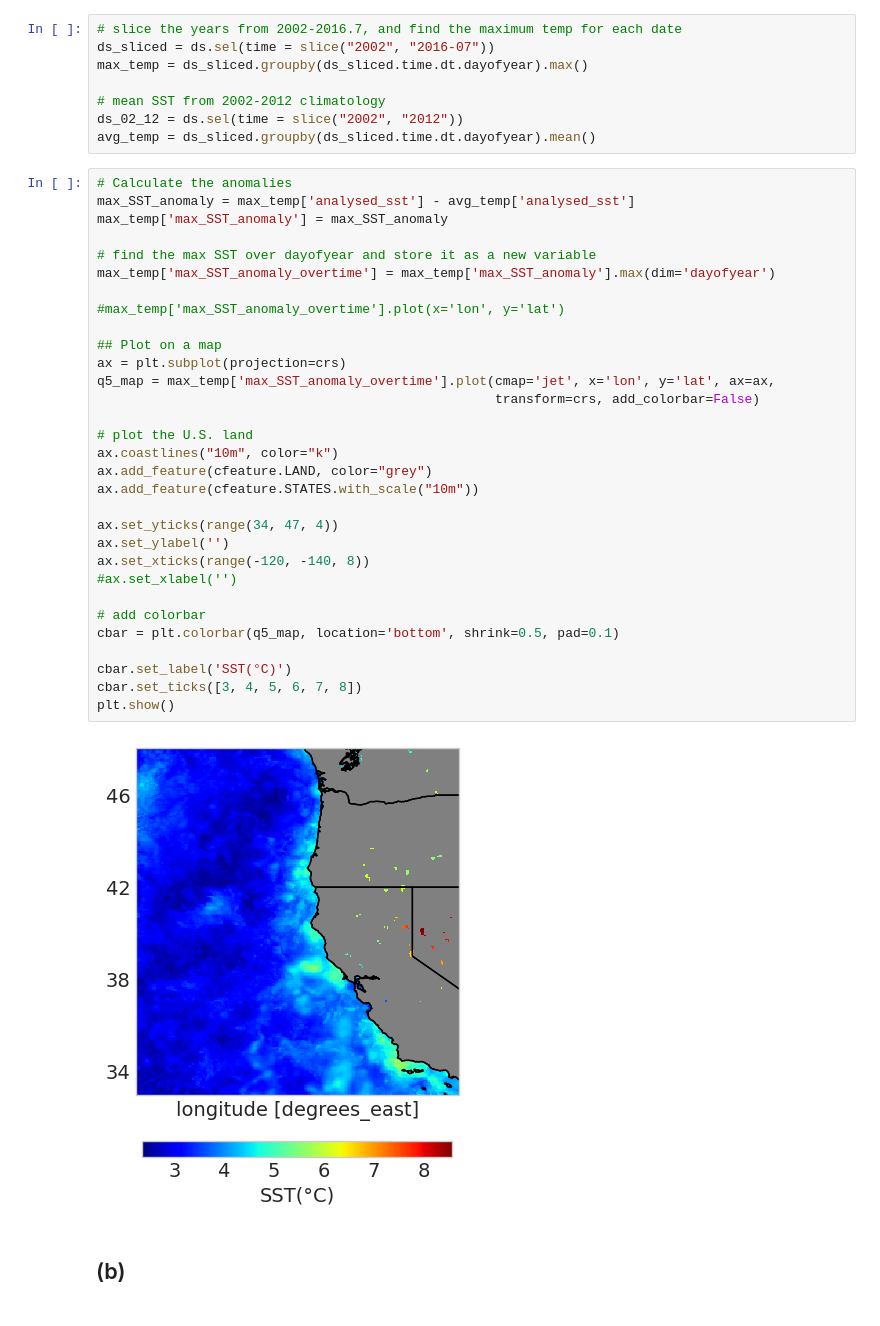
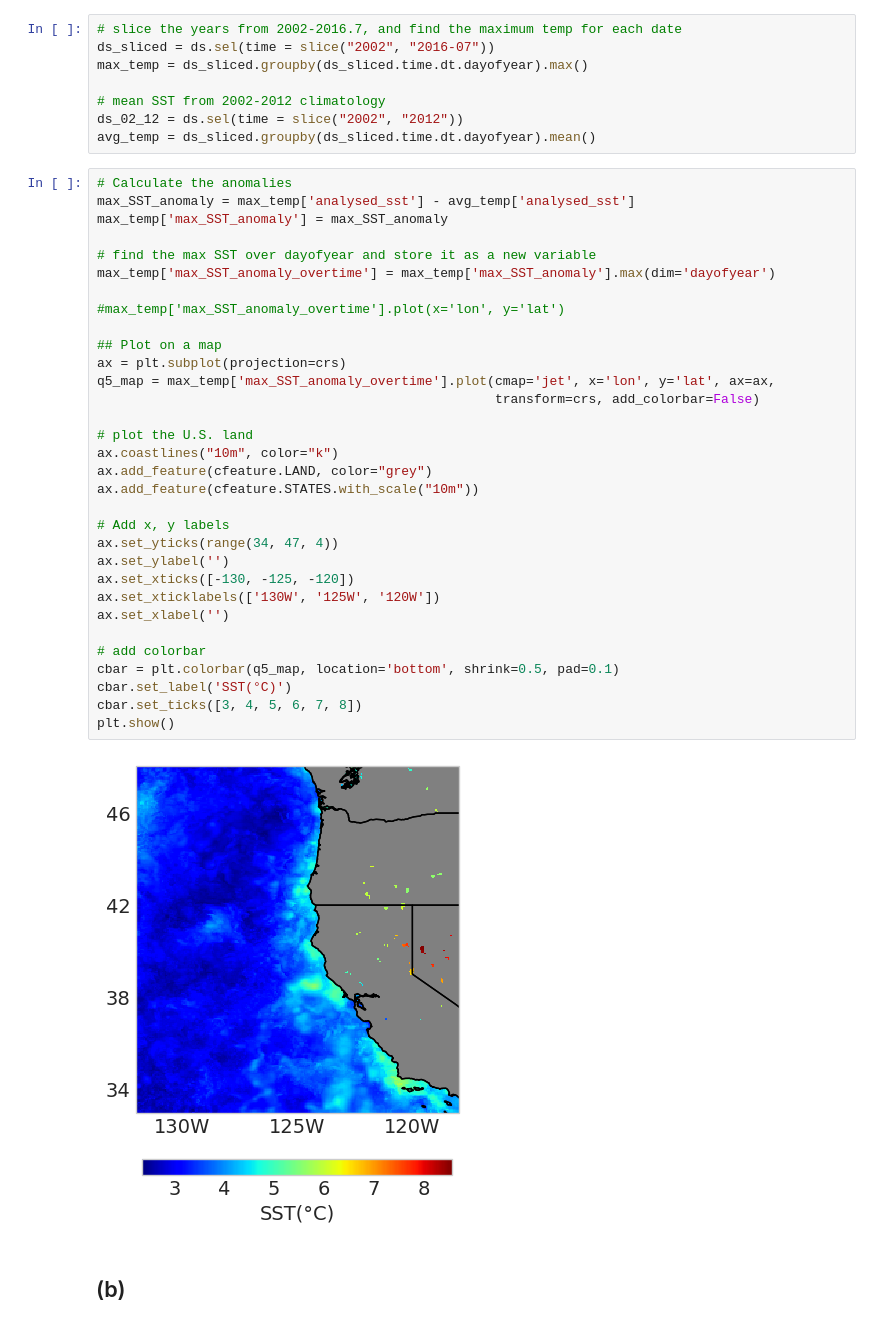
Before and after one commit to UCB-stat-159-s23/hw03-Group12, a Jupyter notebook: climate-Q05.ipynb, the cells around one changed output. Saved outputs shown, nothing was run; the diff lists cells and outputs as text.

```diff
--- a/climate-Q05.ipynb
+++ b/climate-Q05.ipynb
@@ -66,36 +66,37 @@ avg_temp = ds_sliced.groupby(ds_sliced.time.dt.dayofyear).mean()
 # %%
 # Calculate the anomalies
 max_SST_anomaly = max_temp['analysed_sst'] - avg_temp['analysed_sst']
 max_temp['max_SST_anomaly'] = max_SST_anomaly
 
 # find the max SST over dayofyear and store it as a new variable
 max_temp['max_SST_anomaly_overtime'] = max_temp['max_SST_anomaly'].max(dim='dayofyear')
 
 #max_temp['max_SST_anomaly_overtime'].plot(x='lon', y='lat')
 
 ## Plot on a map
 ax = plt.subplot(projection=crs)
 q5_map = max_temp['max_SST_anomaly_overtime'].plot(cmap='jet', x='lon', y='lat', ax=ax,
                                                    transform=crs, add_colorbar=False)
 
 # plot the U.S. land
 ax.coastlines("10m", color="k")
 ax.add_feature(cfeature.LAND, color="grey")
 ax.add_feature(cfeature.STATES.with_scale("10m"))
 
+# Add x, y labels
 ax.set_yticks(range(34, 47, 4))
 ax.set_ylabel('')
-ax.set_xticks(range(-120, -140, 8))
-#ax.set_xlabel('')
+ax.set_xticks([-130, -125, -120])
+ax.set_xticklabels(['130W', '125W', '120W'])
+ax.set_xlabel('')
 
 # add colorbar
 cbar = plt.colorbar(q5_map, location='bottom', shrink=0.5, pad=0.1)
-
 cbar.set_label('SST(°C)')
 cbar.set_ticks([3, 4, 5, 6, 7, 8])
 plt.show()
 # %% [output]
-[figure, old version]
+[figure, new version]
 # %% [markdown]
 ## (b)
 # %%
```
Also changed, not shown: parts of 1 cell of this notebook, 1 other file.
